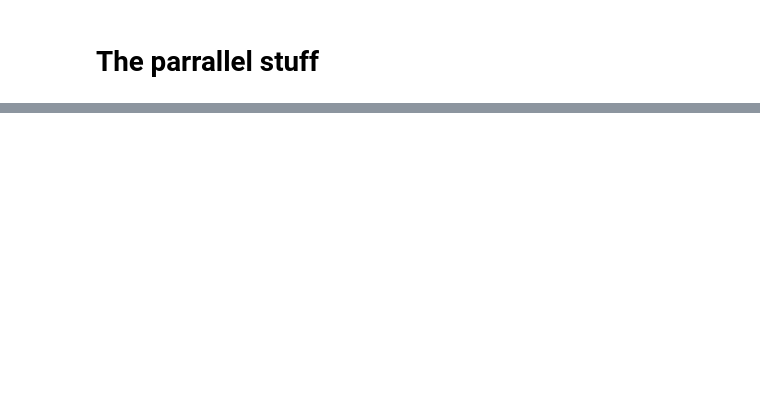
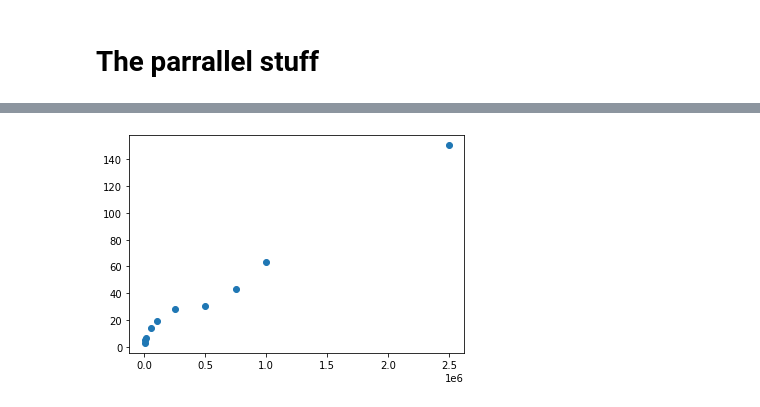
Before and after one commit to jeroenvanriel/parallel-algos, a Jupyter notebook: Part 2/Coresets.ipynb, the cells around one changed output, grey strips where cells are left out. Drawn from its saved outputs; the diff is of its cells as text; code cells hidden in the pictures; blank space fills up the shorter version.

```diff
--- a/Part 2/Coresets.ipynb
+++ b/Part 2/Coresets.ipynb
@@ -270,0 +286,18 @@ plt.show()
+# %%
+k = 3
+eps = 0.2
+data = list(make_blobs(n_samples=2500000)[0])
+plot(data)
+
+sample_sizes = [1000,5000,10000,50000,100000,250000,500000,750000,1000000,2500000]
+subdata = [random.sample(data, size) for size in sample_sizes]
+
+results = [CoresetMPC(inp,k,eps) for inp in subdata]
+
+for (coreset,t) in results:
+    print("Time taken: ",t)
+    plot(coreset)
+
+times = [ t for (_,t) in results]
+plt.plot(sample_sizes,times,'o')
+plt.show()
@@ -270,0 +318,4 @@ plt.show()
+# %%
+for (coreset,t) in results:
+    print("Time taken: ",t)
+    plot(coreset)
@@ -270,0 +336,7 @@ plt.show()
+# %%
+times = [ t for (_,t) in results]
+# %%
+plt.plot(sample_sizes,times,'o')
+plt.show()
+# %% [output]
+[figure, added]
```
Also changed, not shown: parts of 10 cells of this notebook.
